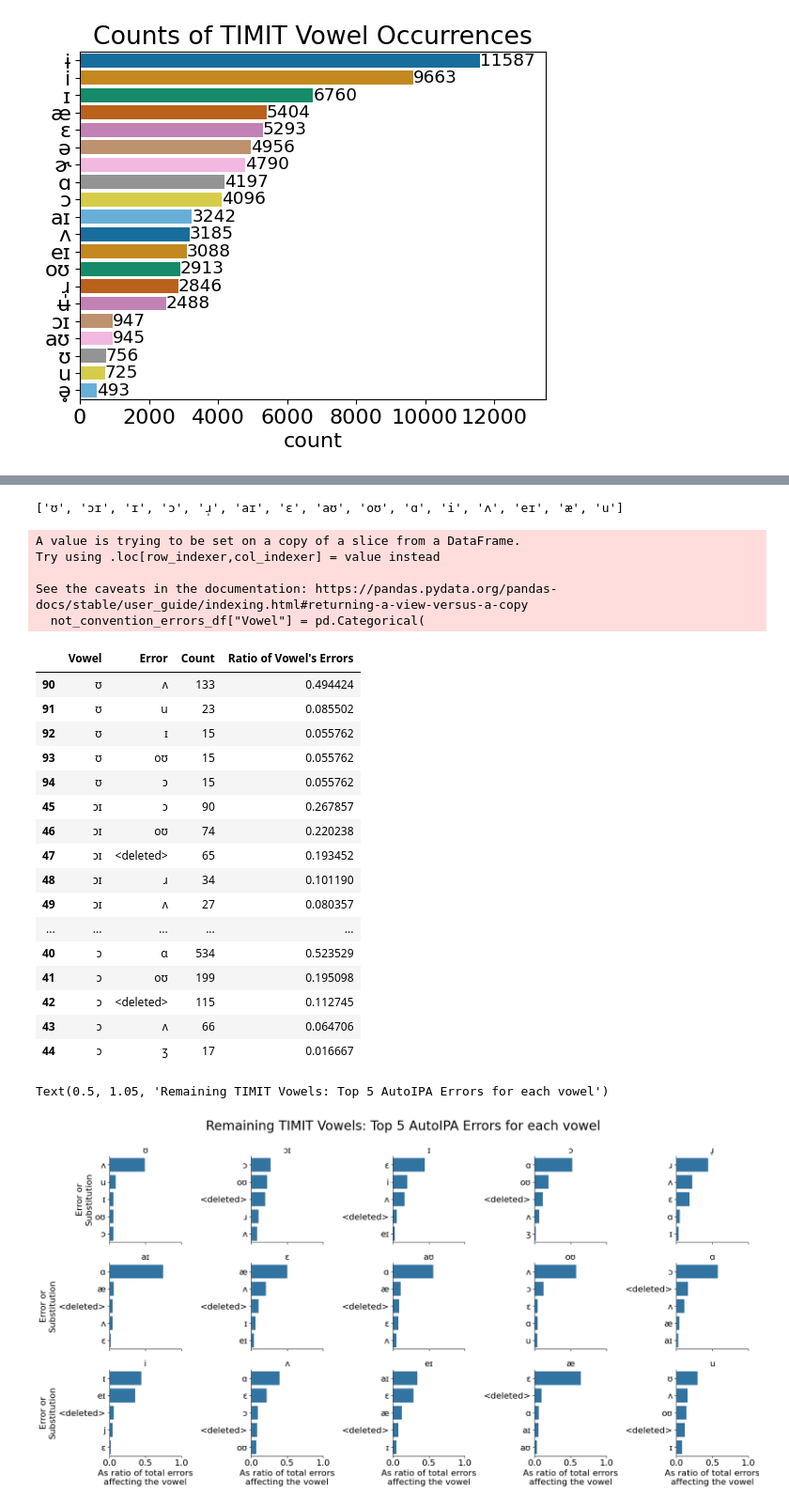
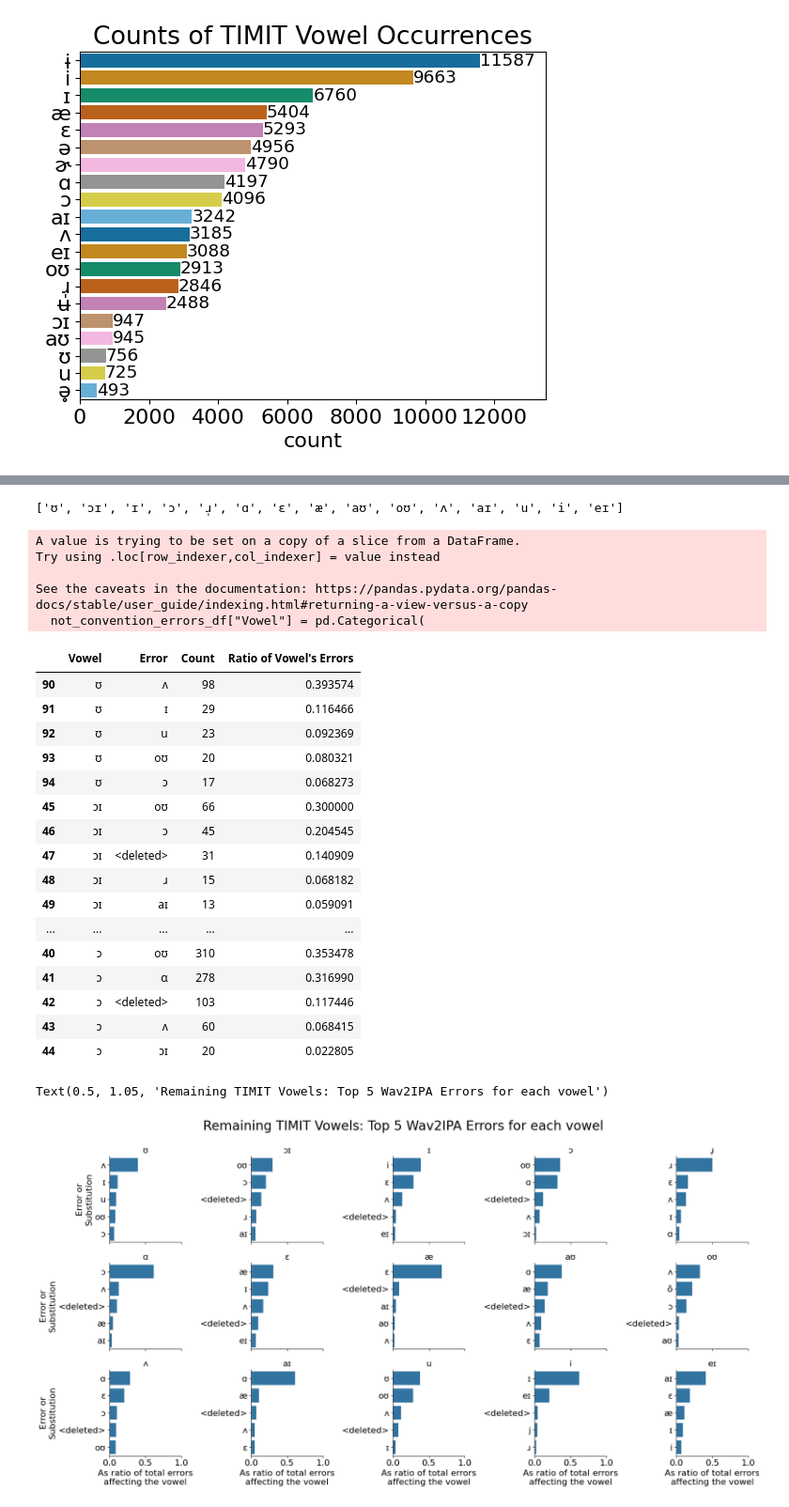
Before and after one commit to UMassCDS/wav2ipa, a Jupyter notebook: notebooks/amp_presentation/timit_evaluation_analysis.ipynb, the cells around one changed output, grey strips where cells are left out. Shown at 94% size. Drawn from its saved outputs; the diff is of its cells as text; code cells hidden in the pictures.

Commit message:
Fixed bugs in greedy reduction code for updating TIMIT post proc

```diff
--- a/notebooks/amp_presentation/timit_evaluation_analysis.ipynb
+++ b/notebooks/amp_presentation/timit_evaluation_analysis.ipynb
@@ -303,7 +304,7 @@ def diphthong_merge(t1, t2):
 # %%
 # Re-do edit distance calculations with better tokenization, specifically turning
 # on diphthong tokenization
-our_model_detailed_preds_df = pd.read_csv(DETAILED_PRED_DIR / "ginic_full_dataset_train_3_wav2vec2-large-xlsr-53-buckeye-ipa_detailed_predictions.csv").drop(columns=["substitutions", "insertions", "deletions"])
+our_model_detailed_preds_df = pd.read_csv(DETAILED_PRED_DIR / "ginic_full_dataset_train_1_wav2vec2-large-xlsr-53-buckeye-ipa_detailed_predictions.csv").drop(columns=["substitutions", "insertions", "deletions"])
 full_edit_distance_analysis_df = pd.merge(gold_transcription_df, our_model_detailed_preds_df, on="filename")
 
 full_edit_distance_analysis_df["ipa_tokens"] = full_edit_distance_analysis_df["ipa_transcription"].str.split()
@@ -483,41 +484,41 @@ Text(0.5, 1.05, 'Top 5 errors for vowels AutoIPA always incorrectly transcribes'
 # %%
 not_convention_errors = [v for v in interesting_vowels if v not in convention_errors]
 print(not_convention_errors)
 not_convention_errors_df = top_errors_df[top_errors_df["Vowel"].isin(not_convention_errors)]
 not_convention_errors_df["Vowel"] = pd.Categorical(
 not_convention_errors_df["Vowel"], categories=not_convention_errors, ordered=True
 )
 display(not_convention_errors_df.head(20))
 
 g = sns.FacetGrid(not_convention_errors_df, col="Vowel", col_wrap=5, sharey=False, aspect=1.25, xlim=(0, 1))
 g.map_dataframe(sns.barplot, x="Ratio of Vowel's Errors", y="Error", orient="h")
 g.set_titles(col_template="{col_name}", fontsize=20)
 g.set_ylabels("Error or\nSubstitution")
 g.set_xlabels("As ratio of total errors\naffecting the vowel")
-g.fig.suptitle("Remaining TIMIT Vowels: Top 5 AutoIPA Errors for each vowel", fontsize=24, y=1.05)
+g.fig.suptitle("Remaining TIMIT Vowels: Top 5 Wav2IPA Errors for each vowel", fontsize=24, y=1.05)
 # %% [output]
-['ʊ', 'ɔɪ', 'ɪ', 'ɔ', 'ɹ̩', 'aɪ', 'ɛ', 'aʊ', 'oʊ', 'ɑ', 'i', 'ʌ', 'eɪ', 'æ', 'u']
+['ʊ', 'ɔɪ', 'ɪ', 'ɔ', 'ɹ̩', 'ɑ', 'ɛ', 'æ', 'aʊ', 'oʊ', 'ʌ', 'aɪ', 'u', 'i', 'eɪ']
 A value is trying to be set on a copy of a slice from a DataFrame.
 Try using .loc[row_indexer,col_indexer] = value instead
 
 See the caveats in the documentation: https://pandas.pydata.org/pandas-docs/stable/user_guide/indexing.html#returning-a-view-versus-a-copy
   not_convention_errors_df["Vowel"] = pd.Categorical(
 |  | Vowel | Error | Count | Ratio of Vowel's Errors |
-| 90 | ʊ | ʌ | 133 | 0.494424 |
-| 91 | ʊ | u | 23 | 0.085502 |
-| 92 | ʊ | ɪ | 15 | 0.055762 |
-| 93 | ʊ | oʊ | 15 | 0.055762 |
-| 94 | ʊ | ɔ | 15 | 0.055762 |
-| 45 | ɔɪ | ɔ | 90 | 0.267857 |
-| 46 | ɔɪ | oʊ | 74 | 0.220238 |
-| 47 | ɔɪ | <deleted> | 65 | 0.193452 |
-| 48 | ɔɪ | ɹ | 34 | 0.101190 |
-| 49 | ɔɪ | ʌ | 27 | 0.080357 |
+| 90 | ʊ | ʌ | 98 | 0.393574 |
+| 91 | ʊ | ɪ | 29 | 0.116466 |
+| 92 | ʊ | u | 23 | 0.092369 |
+| 93 | ʊ | oʊ | 20 | 0.080321 |
+| 94 | ʊ | ɔ | 17 | 0.068273 |
+| 45 | ɔɪ | oʊ | 66 | 0.300000 |
+| 46 | ɔɪ | ɔ | 45 | 0.204545 |
+| 47 | ɔɪ | <deleted> | 31 | 0.140909 |
+| 48 | ɔɪ | ɹ | 15 | 0.068182 |
+| 49 | ɔɪ | aɪ | 13 | 0.059091 |
 | ... | ... | ... | ... | ... |
-| 40 | ɔ | ɑ | 534 | 0.523529 |
-| 41 | ɔ | oʊ | 199 | 0.195098 |
-| 42 | ɔ | <deleted> | 115 | 0.112745 |
-| 43 | ɔ | ʌ | 66 | 0.064706 |
-| 44 | ɔ | ʒ | 17 | 0.016667 |
+| 40 | ɔ | oʊ | 310 | 0.353478 |
+| 41 | ɔ | ɑ | 278 | 0.316990 |
+| 42 | ɔ | <deleted> | 103 | 0.117446 |
+| 43 | ɔ | ʌ | 60 | 0.068415 |
+| 44 | ɔ | ɔɪ | 20 | 0.022805 |
-Text(0.5, 1.05, 'Remaining TIMIT Vowels: Top 5 AutoIPA Errors for each vowel')
+Text(0.5, 1.05, 'Remaining TIMIT Vowels: Top 5 Wav2IPA Errors for each vowel')
-[figure, old version]
+[figure, new version]
```
Also changed, not shown: parts of 17 cells of this notebook, 3 other files.
